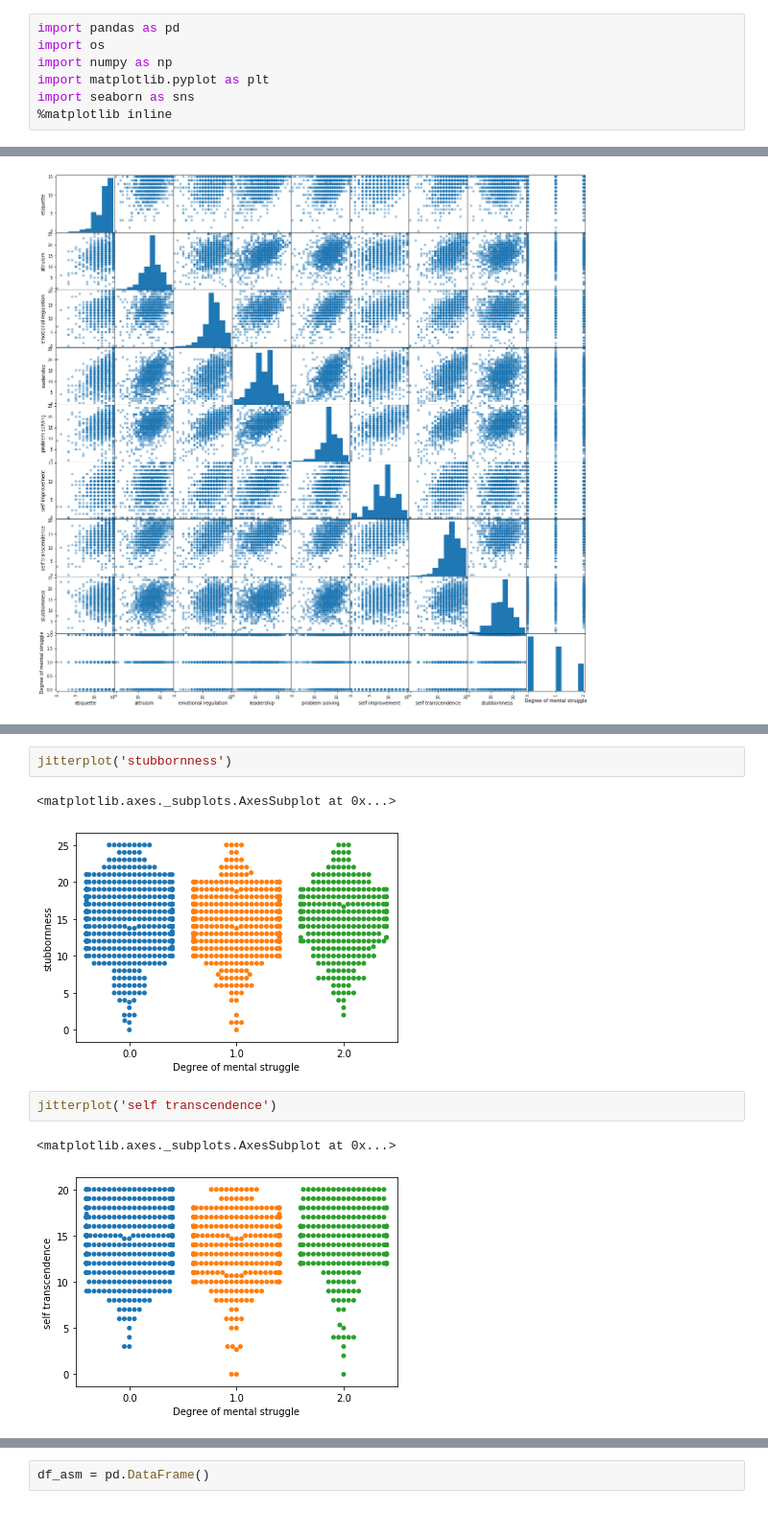
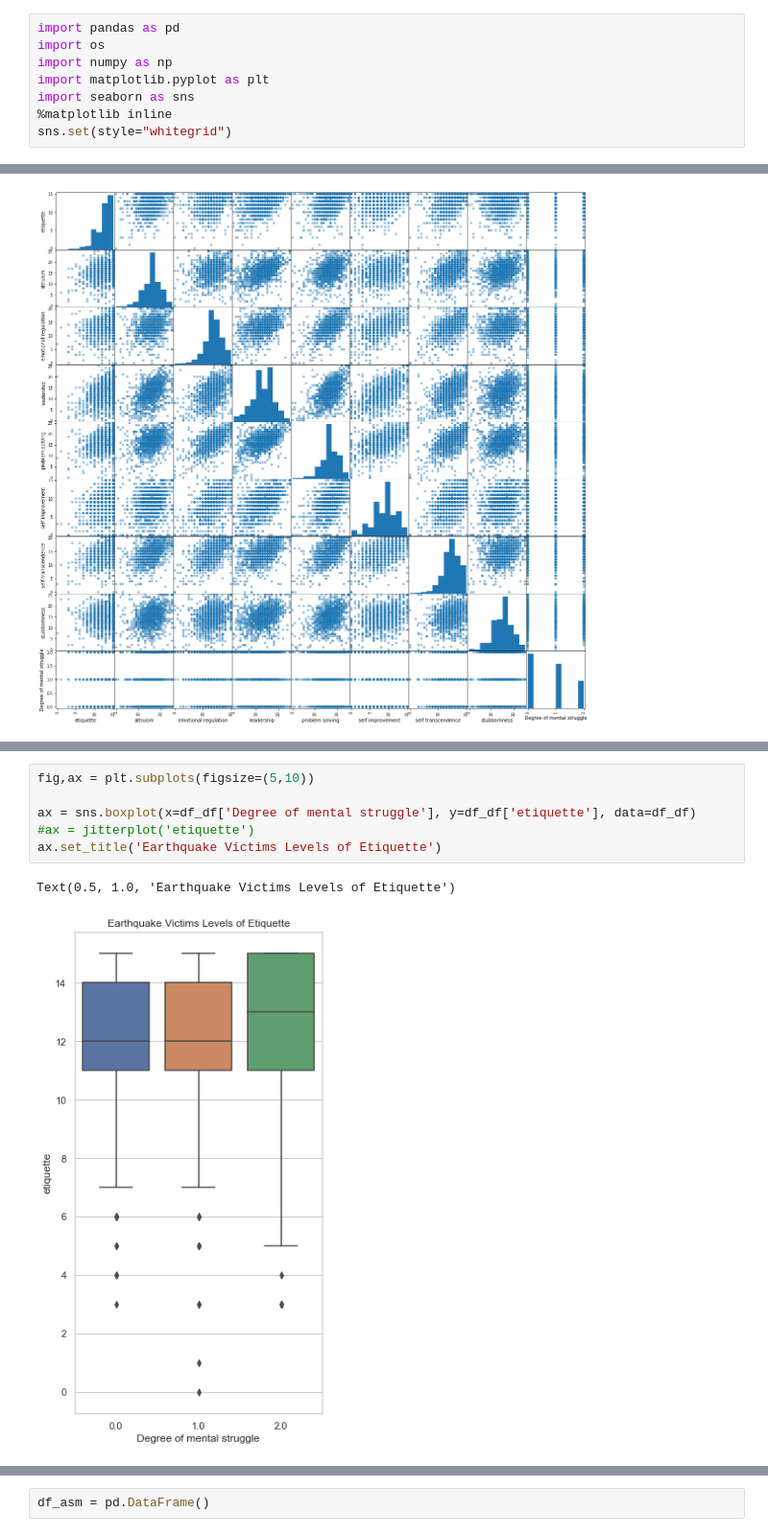
Before and after one commit to josephshanks/JapanEarthquake2011, a Jupyter notebook: S1.ipynb, the cells around one changed output, grey strips where cells are left out. Shown at 96% size. Cells and saved outputs as stored; diff of their text form.

```diff
--- a/S1.ipynb
+++ b/S1.ipynb
@@ -5,6 +5,7 @@ import numpy as np
 import matplotlib.pyplot as plt
 import seaborn as sns
 %matplotlib inline
+sns.set(style="whitegrid")
 # %%
 # https://plos.figshare.com/articles/_Eight_Personal_Characteristics_Associated_with_the_Power_to_Live_with_Disasters_as_Indicated_by_Survivors_of_the_2011_Great_East_Japan_Earthquake_Disaster_/1470421
 # %%
@@ -638,10 +618,9 @@ jitterplot('self improvement')
-# %%
-jitterplot('stubbornness')
-# %% [output]
-<matplotlib.axes._subplots.AxesSubplot at 0x...>
-[figure, removed]
-# %%
-jitterplot('self transcendence')
-# %% [output]
-<matplotlib.axes._subplots.AxesSubplot at 0x...>
-[figure, removed]
+# %%
+fig,ax = plt.subplots(figsize=(5,10))
+
+ax = sns.boxplot(x=df_df['Degree of mental struggle'], y=df_df['etiquette'], data=df_df)
+#ax = jitterplot('etiquette')
+ax.set_title('Earthquake Victims Levels of Etiquette')
+# %% [output]
+Text(0.5, 1.0, 'Earthquake Victims Levels of Etiquette')
+[figure, added]
```
Also changed, not shown: parts of 22 cells of this notebook.
